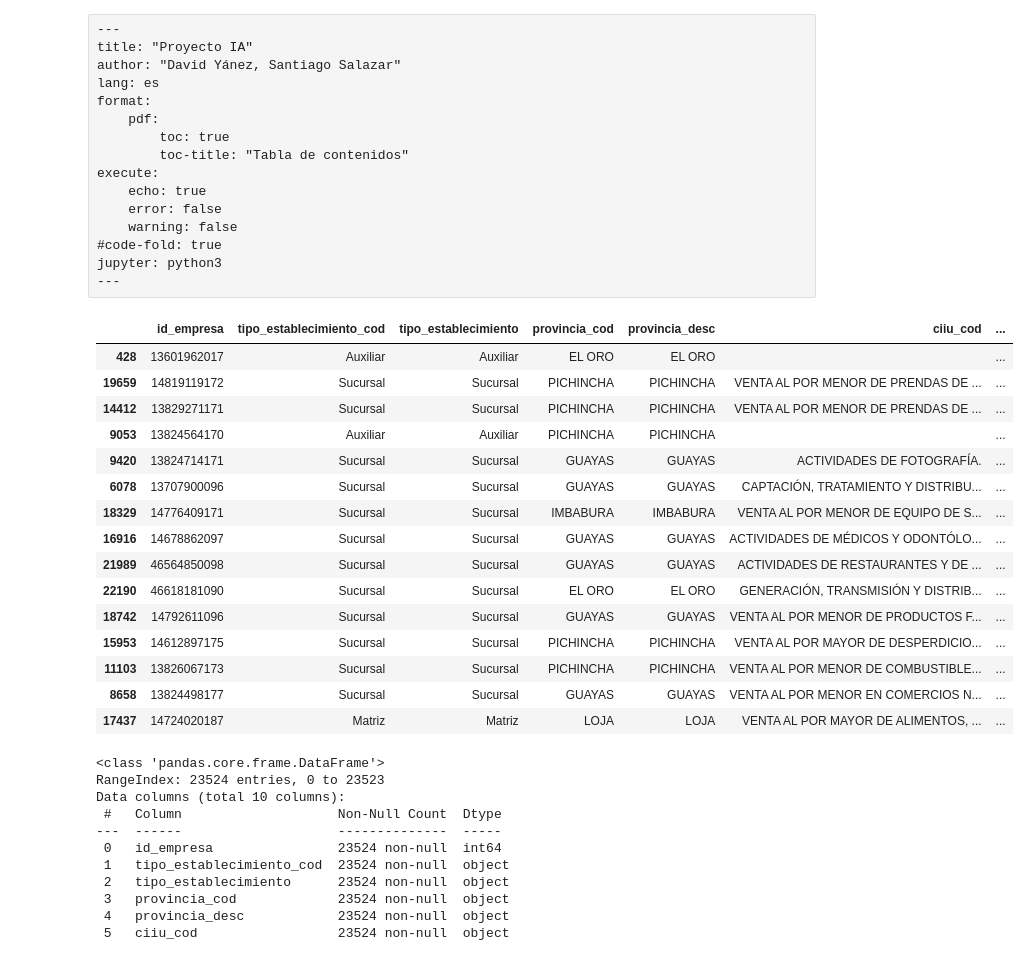
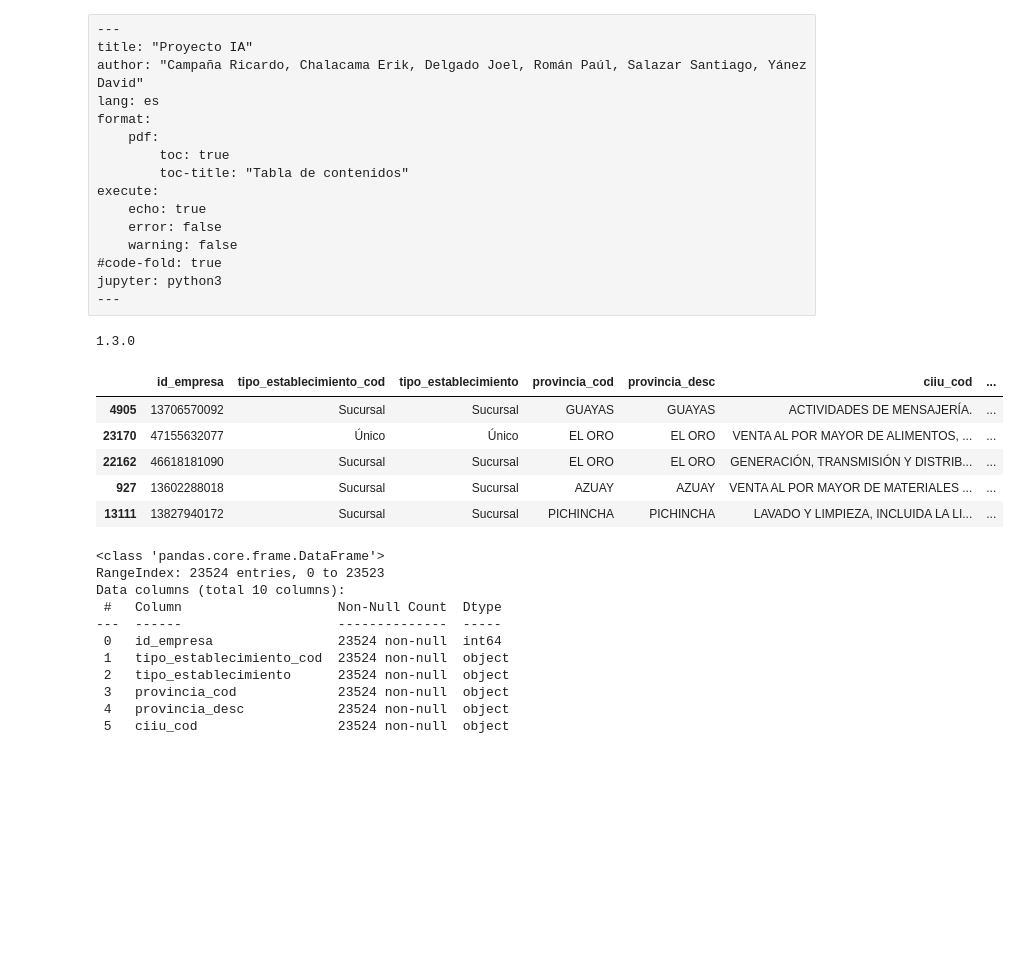
Before and after one commit to SantiagoMSalazar/Work.AI, a Jupyter notebook: dataset/Proyecto_IA-version1.ipynb, the cells around one changed output. Cells and saved outputs as stored; diff of their text form; code cells hidden in the pictures; blank space fills up the shorter version.

```diff
--- a/dataset/Proyecto_IA-version1.ipynb
+++ b/dataset/Proyecto_IA-version1.ipynb
@@ -1,7 +1,7 @@
 # %% [raw]
 ---
 title: "Proyecto IA"
-author: "David Yánez, Santiago Salazar"
+author: "Campaña Ricardo, Chalacama Erik, Delgado Joel, Román Paúl, Salazar Santiago, Yánez David"
 lang: es
 format:
     pdf:
@@ -30,23 +44,15 @@ from pandas.plotting import parallel_coordinates
 # %%
+print(sklearn.__version__)
 data = pd.read_csv("inec_encuesta-estructural-emprresarial_establecimientos_2019.csv", delimiter=';')
-data.sample(15)
+data.sample(5)
 # %% [output]
+1.3.0
 |  | id_empresa | tipo_establecimiento_cod | tipo_establecimiento | provincia_cod | provincia_desc | ciiu_cod | ... |
-| 428 | 13601962017 | Auxiliar | Auxiliar | EL ORO | EL ORO |  | ... |
-| 19659 | 14819119172 | Sucursal | Sucursal | PICHINCHA | PICHINCHA | VENTA AL POR MENOR DE PRENDAS DE ... | ... |
-| 14412 | 13829271171 | Sucursal | Sucursal | PICHINCHA | PICHINCHA | VENTA AL POR MENOR DE PRENDAS DE ... | ... |
-| 9053 | 13824564170 | Auxiliar | Auxiliar | PICHINCHA | PICHINCHA |  | ... |
-| 9420 | 13824714171 | Sucursal | Sucursal | GUAYAS | GUAYAS | ACTIVIDADES DE FOTOGRAFÍA. | ... |
-| 6078 | 13707900096 | Sucursal | Sucursal | GUAYAS | GUAYAS | CAPTACIÓN, TRATAMIENTO Y DISTRIBU... | ... |
-| 18329 | 14776409171 | Sucursal | Sucursal | IMBABURA | IMBABURA | VENTA AL POR MENOR DE EQUIPO DE S... | ... |
-| 16916 | 14678862097 | Sucursal | Sucursal | GUAYAS | GUAYAS | ACTIVIDADES DE MÉDICOS Y ODONTÓLO... | ... |
-| 21989 | 46564850098 | Sucursal | Sucursal | GUAYAS | GUAYAS | ACTIVIDADES DE RESTAURANTES Y DE ... | ... |
-| 22190 | 46618181090 | Sucursal | Sucursal | EL ORO | EL ORO | GENERACIÓN, TRANSMISIÓN Y DISTRIB... | ... |
-| 18742 | 14792611096 | Sucursal | Sucursal | GUAYAS | GUAYAS | VENTA AL POR MENOR DE PRODUCTOS F... | ... |
-| 15953 | 14612897175 | Sucursal | Sucursal | PICHINCHA | PICHINCHA | VENTA AL POR MAYOR DE DESPERDICIO... | ... |
-| 11103 | 13826067173 | Sucursal | Sucursal | PICHINCHA | PICHINCHA | VENTA AL POR MENOR DE COMBUSTIBLE... | ... |
-| 8658 | 13824498177 | Sucursal | Sucursal | GUAYAS | GUAYAS | VENTA AL POR MENOR EN COMERCIOS N... | ... |
-| 17437 | 14724020187 | Matriz | Matriz | LOJA | LOJA | VENTA AL POR MAYOR DE ALIMENTOS, ... | ... |
+| 4905 | 13706570092 | Sucursal | Sucursal | GUAYAS | GUAYAS | ACTIVIDADES DE MENSAJERÍA. | ... |
+| 23170 | 47155632077 | Único | Único | EL ORO | EL ORO | VENTA AL POR MAYOR DE ALIMENTOS, ... | ... |
+| 22162 | 46618181090 | Sucursal | Sucursal | EL ORO | EL ORO | GENERACIÓN, TRANSMISIÓN Y DISTRIB... | ... |
+| 927 | 13602288018 | Sucursal | Sucursal | AZUAY | AZUAY | VENTA AL POR MAYOR DE MATERIALES ... | ... |
+| 13111 | 13827940172 | Sucursal | Sucursal | PICHINCHA | PICHINCHA | LAVADO Y LIMPIEZA, INCLUIDA LA LI... | ... |
 # %%
 data.info()
 # %% [output]
```
Also changed, not shown: parts of 54 cells of this notebook, 5 other files.
